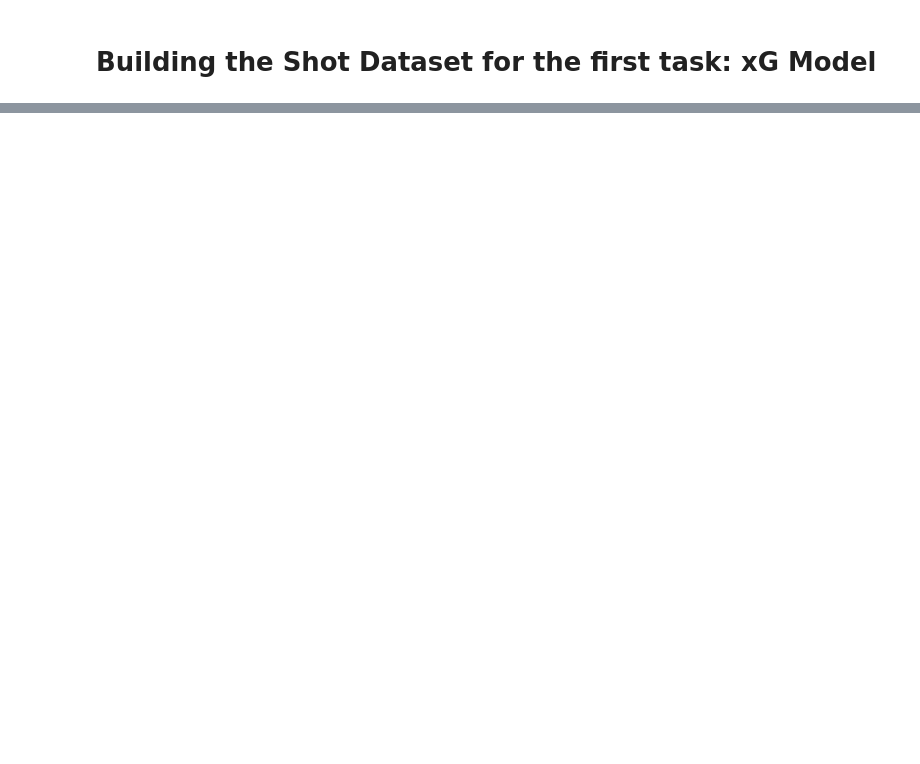
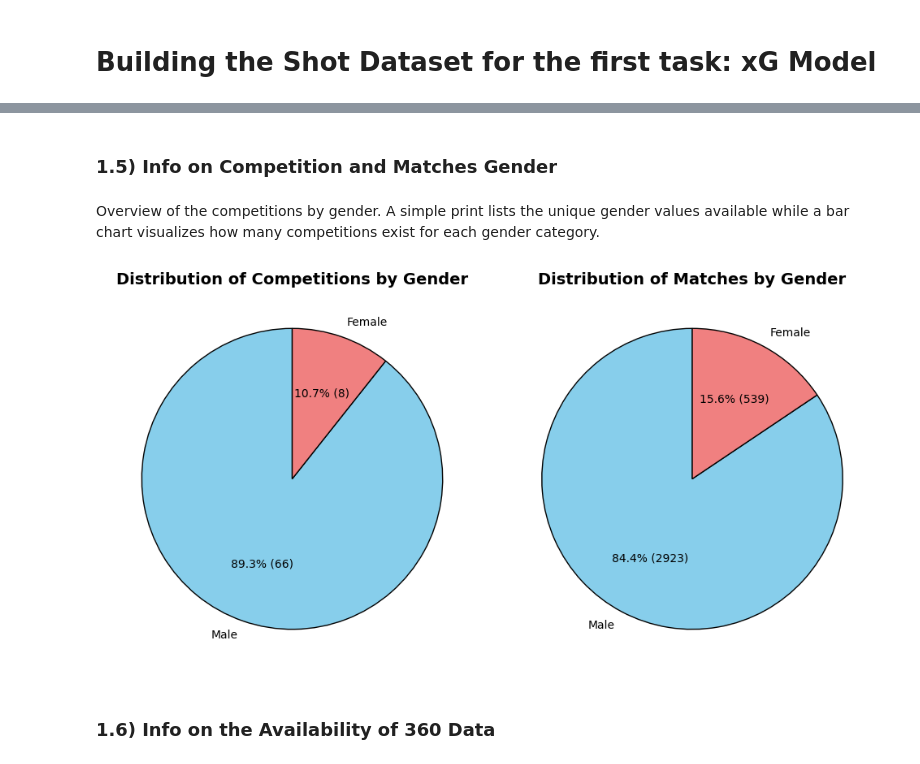
Before and after one commit to Manuele23/Parma-assignment, a Jupyter notebook: task1_xg/01_shots_dataset.ipynb, the cells around one changed output, grey strips where cells are left out. Cells and saved outputs as stored; diff of their text form; code cells hidden in the pictures; blank space fills up the shorter version.

Commit message:
Analysis of the dataset/api, creation of the df_competitions dataset

```diff
--- a/task1_xg/01_shots_dataset.ipynb
+++ b/task1_xg/01_shots_dataset.ipynb
@@ -71,0 +291,65 @@ Available Competitions in StatsBomb Open Data
+# %% [markdown]
+### 1.5) Info on Competition and Matches Gender
+# %% [markdown]
+Overview of the competitions by gender. A simple print lists the unique gender values available while a bar chart visualizes how many competitions exist for each gender category.
+# %%
+import matplotlib.pyplot as plt
+
+# Check if df_comp exists in the current environment
+if "df_comp" not in globals():
+    raise RuntimeError("df_comp not found. Please run cell \"1.3) Load the saved dataset first\"")
+
+# Compute the number of competitions per gender
+gender_counts = df_comp["Gender"].value_counts()
+
+# Compute the number of matches per gender
+matches_per_gender = df_comp.groupby("Gender")["Matches"].sum()
+
+# Force a consistent order of categories (Male first, Female second)
+order = ["Male", "Female"]
+gender_counts = gender_counts.reindex(order).dropna()
+matches_per_gender = matches_per_gender.reindex(order).dropna()
+
+# Define consistent colors for genders
+color_map = {"Male": "skyblue", "Female": "lightcoral"}
+
+# Create a figure with 2 subplots side by side
+fig, axes = plt.subplots(1, 2, figsize=(10, 5))
+
+# Pie Chart 1: Competitions by gender
+gender_counts.plot(
+    kind="pie",
+    labels=gender_counts.index,                                         # labels are the gender categories
+    autopct=lambda p: f"{p:.1f}% ({int(p*sum(gender_counts)/100)})",    # show % and absolute count
+    startangle=90,                                                      # rotate the chart so it starts from the top
+    counterclock=True,                                                  # wedges are drawn counterclockwise
+    colors=[color_map[g] for g in gender_counts.index],                 # apply consistent colors
+    wedgeprops={"edgecolor": "black"},                                  # black borders around wedges
+    ax=axes[0]                                                          # plot in the first subplot
+)
+axes[0].set_title("Distribution of Competitions by Gender", fontsize=14, fontweight="bold")
+axes[0].set_ylabel("")  # remove y-axis label
+
+# Pie Chart 2: Matches by gender
+matches_per_gender.plot(
+    kind="pie",
+    labels=matches_per_gender.index,                                       # labels are the gender categories
+    autopct=lambda p: f"{p:.1f}% ({int(p*sum(matches_per_gender)/100)})",  # show % and absolute count
+    startangle=90,                                                         # same rotation as the first chart
+    counterclock=True,                                                     # same direction to keep wedges aligned
+    colors=[color_map[g] for g in matches_per_gender.index],               # apply consistent colors
+    wedgeprops={"edgecolor": "black"},                                     # black borders around wedges
+    ax=axes[1]                                                             # plot in the second subplot
+)
+axes[1].set_title("Distribution of Matches by Gender", fontsize=14, fontweight="bold")
+axes[1].set_ylabel("")  # remove y-axis label
+
+# Adjust layout so titles fit nicely
+plt.tight_layout()
+
+# Display the figure
+plt.show()
+# %% [output]
+[figure, added]
+# %% [markdown]
+### 1.6) Info on the Availability of 360 Data
```
Also changed, not shown: parts of 25 cells of this notebook, 4 other files.
